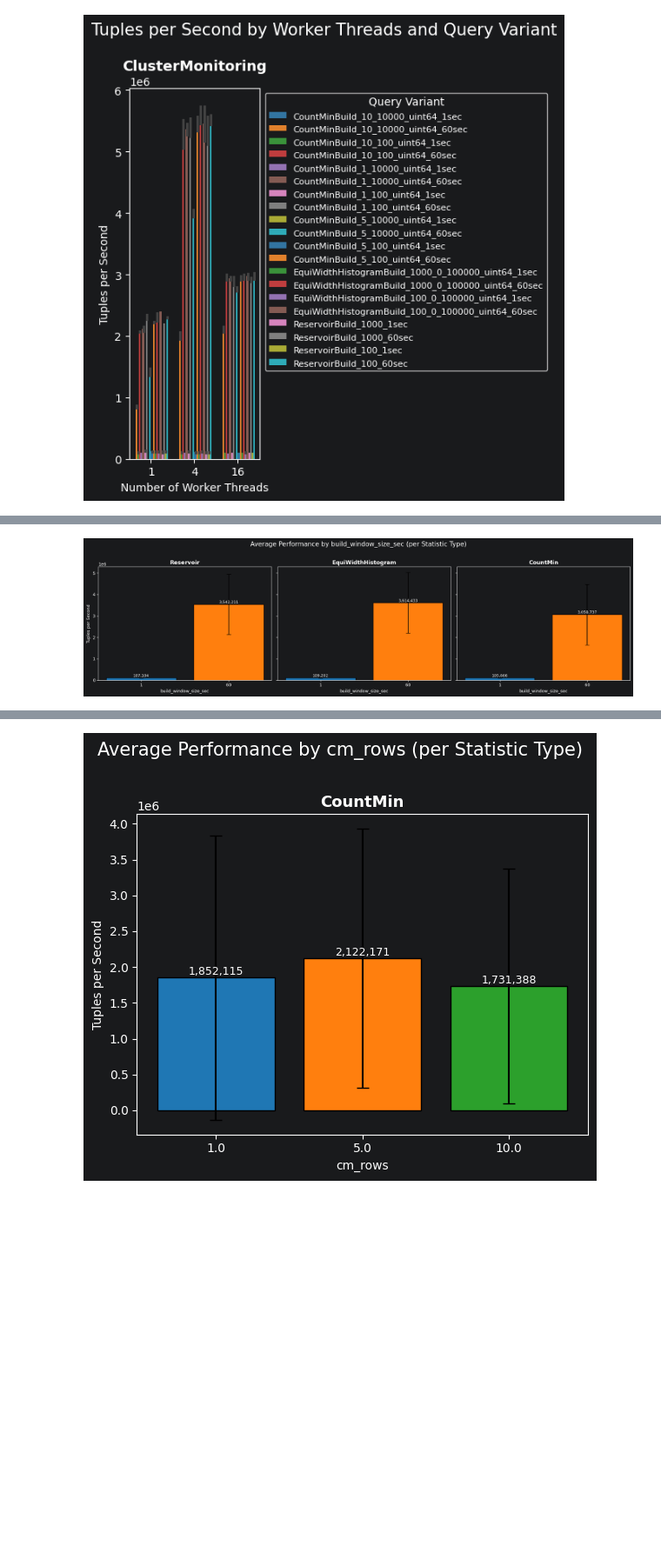
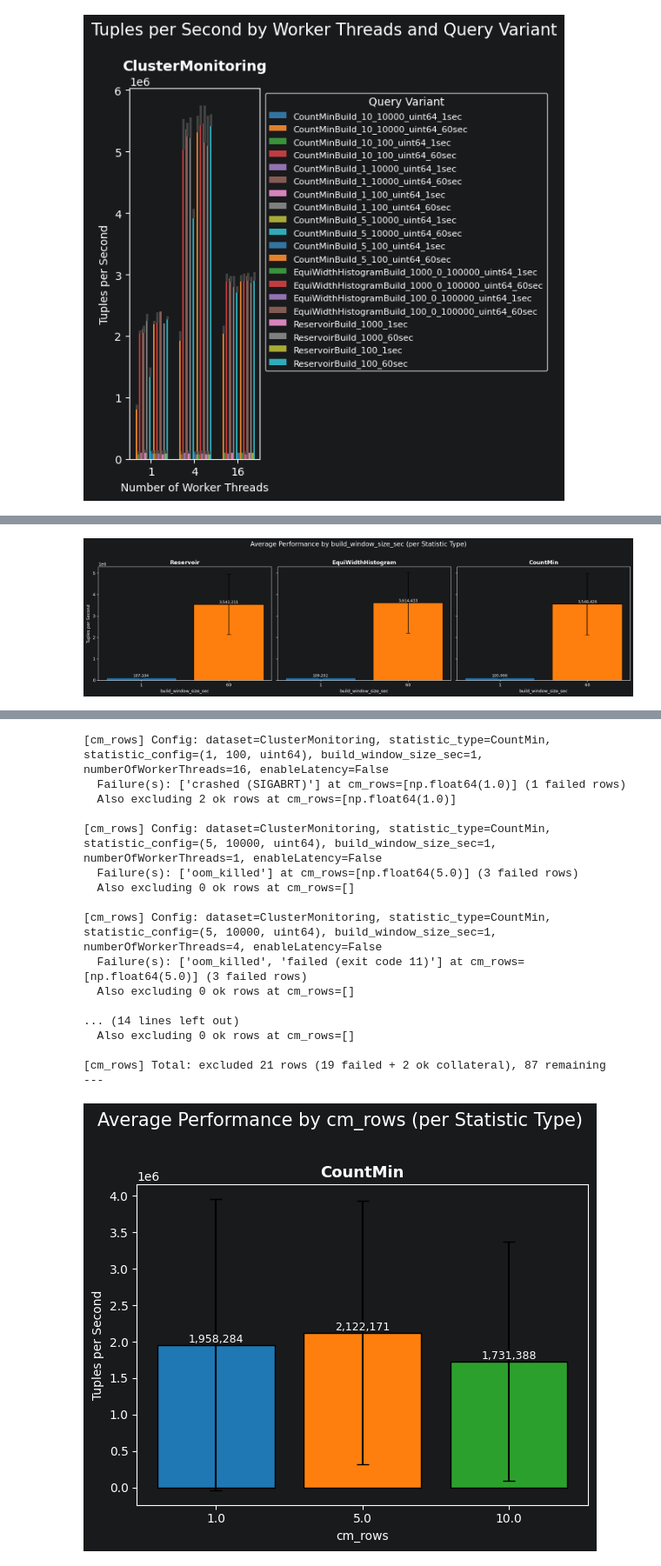
Before and after one commit to ESPAT-Orga/nebulastream-espat, a Jupyter notebook: scripts/benchmarking/e2e/plots/StatisticBuildProbe.ipynb, the cells around one changed output, grey strips where cells are left out. Shown at 87% size. Cells and saved outputs as stored; diff of their text form; code cells hidden in the pictures; blank space fills up the shorter version.

```diff
--- a/scripts/benchmarking/e2e/plots/StatisticBuildProbe.ipynb
+++ b/scripts/benchmarking/e2e/plots/StatisticBuildProbe.ipynb
@@ -90,9 +90,59 @@ plt.show()
 # %% [output]
 [figure]
 # %%
+# Columns that together define a unique experiment configuration
+CONFIG_COLS = ["dataset", "statistic_type", "statistic_config", "build_window_size_sec", "numberOfWorkerThreads", "enableLatency"]
+
+def filter_failed_configs(df, iterate_param):
+    """
+    Exclude all runs whose config (ignoring `iterate_param`) has ANY failed run.
+    E.g. if iterating over threads: a CountMin config that OOM'd at 16 threads
+    causes the 1-thread and 4-thread runs of that same config to be dropped too.
+    """
+    key_cols = [c for c in CONFIG_COLS if c != iterate_param]
+
+    # Find rows with failures and their config keys
+    failed_mask = df["issue"] != "ok"
+    failed_rows = df.loc[failed_mask]
+    failed_keys = failed_rows[key_cols].drop_duplicates()
+
+    if failed_keys.empty:
+        return df
+
+    # Print details about each failed config
+    for _, fkey in failed_keys.iterrows():
+        # Find the original failure(s) for this config
+        mask = (df[key_cols] == fkey).all(axis=1)
+        failures = df.loc[mask & failed_mask]
+        ok_affected = df.loc[mask & ~failed_mask]
+
+        issues = failures["issue"].unique()
+        failed_params = failures[iterate_param].unique()
+        ok_params = ok_affected[iterate_param].unique()
+
+        config_str = ", ".join(f"{c}={fkey[c]}" for c in key_cols)
+        print(f"[{iterate_param}] Config: {config_str}")
+        print(f"  Failure(s): {list(issues)} at {iterate_param}={list(failed_params)} ({len(failures)} failed rows)")
+        print(f"  Also excluding {len(ok_affected)} ok rows at {iterate_param}={list(ok_params)}")
+        print()
+
+    # Remove all rows matching failed config keys
+    merged = df.merge(failed_keys, on=key_cols, how="left", indicator=True)
+    clean = merged[merged["_merge"] == "left_only"].drop(columns="_merge")
+
+    n_failed = failed_mask.sum()
+    n_dropped = len(df) - len(clean)
+    n_collateral = n_dropped - n_failed
+    print(f"[{iterate_param}] Total: excluded {n_dropped} rows ({n_failed} failed + {n_collateral} ok collateral), {len(clean)} remaining")
+    print("---")
+
+    return clean
+
 def plot_avg_performance_by(df, param):
     """Bar chart of avg tuples/sec per statistic type, grouped by `param`."""
-    statistic_types = df["statistic_type"].unique()
+    df_clean = filter_failed_configs(df, param)
+
+    statistic_types = df_clean["statistic_type"].unique()
     n = len(statistic_types)
 
     fig, axes = plt.subplots(1, n, figsize=(6 * n, 5), sharey=True)
@@ -100,7 +150,7 @@ def plot_avg_performance_by(df, param):
         axes = [axes]
 
     for ax, stat_type in zip(axes, statistic_types):
-        subset = df[df["statistic_type"] == stat_type]
+        subset = df_clean[df_clean["statistic_type"] == stat_type]
         avg = subset.groupby(param)["tuplesPerSecond"].agg(["mean", "std"]).reset_index()
         avg = avg.sort_values(param)
 
@@ -158,4 +239,21 @@ plot_avg_performance_by(df[mask_cm], "cm_cols")
-[figure, old version]
+[figure, new version]
 [figure]
 [figure]
+[cm_rows] Config: dataset=ClusterMonitoring, statistic_type=CountMin, statistic_config=(1, 100, uint64), build_window_size_sec=1, numberOfWorkerThreads=16, enableLatency=False
+  Failure(s): ['crashed (SIGABRT)'] at cm_rows=[np.float64(1.0)] (1 failed rows)
+  Also excluding 2 ok rows at cm_rows=[np.float64(1.0)]
+
+[cm_rows] Config: dataset=ClusterMonitoring, statistic_type=CountMin, statistic_config=(5, 10000, uint64), build_window_size_sec=1, numberOfWorkerThreads=1, enableLatency=False
+  Failure(s): ['oom_killed'] at cm_rows=[np.float64(5.0)] (3 failed rows)
+  Also excluding 0 ok rows at cm_rows=[]
+
+[cm_rows] Config: dataset=ClusterMonitoring, statistic_type=CountMin, statistic_config=(5, 10000, uint64), build_window_size_sec=1, numberOfWorkerThreads=4, enableLatency=False
+  Failure(s): ['oom_killed', 'failed (exit code 11)'] at cm_rows=[np.float64(5.0)] (3 failed rows)
+  Also excluding 0 ok rows at cm_rows=[]
+
+... (14 lines left out)
+  Also excluding 0 ok rows at cm_rows=[]
+
+[cm_rows] Total: excluded 21 rows (19 failed + 2 ok collateral), 87 remaining
+---
-[figure, old version]
+[figure, new version]
```
Also changed, not shown: parts of 1 cell of this notebook.
